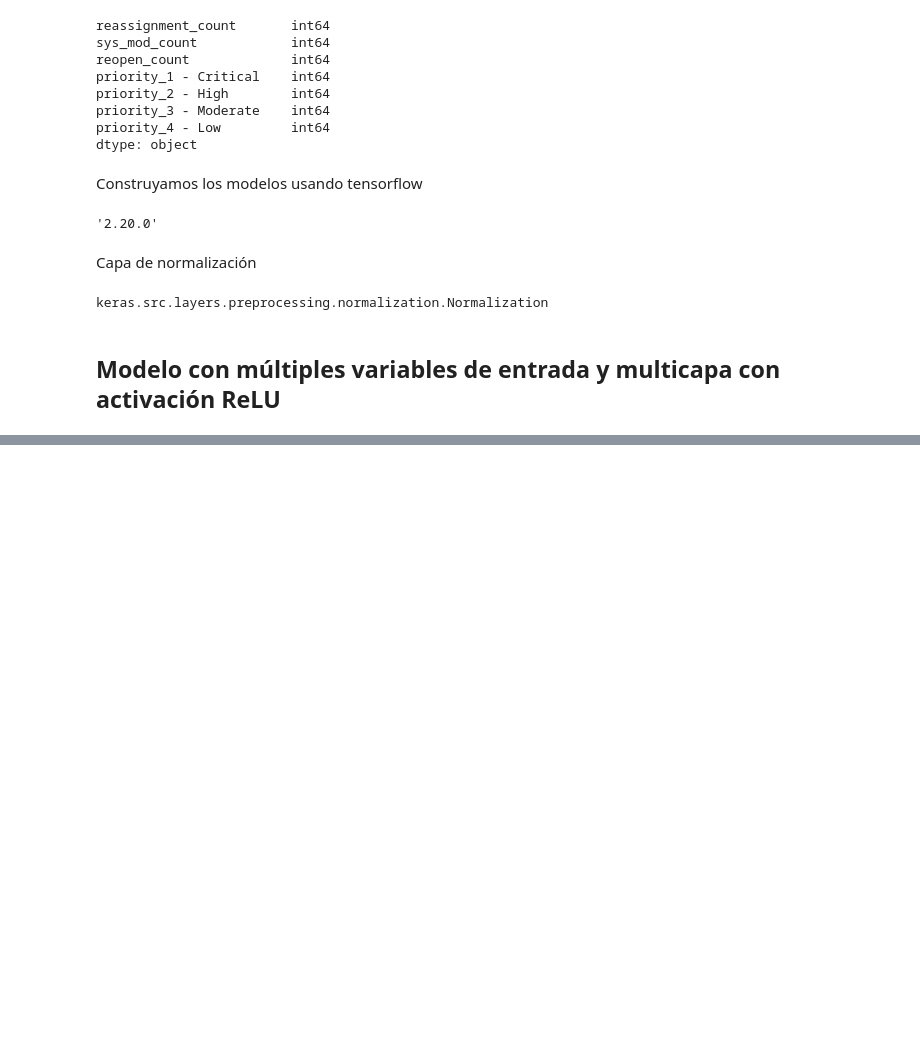
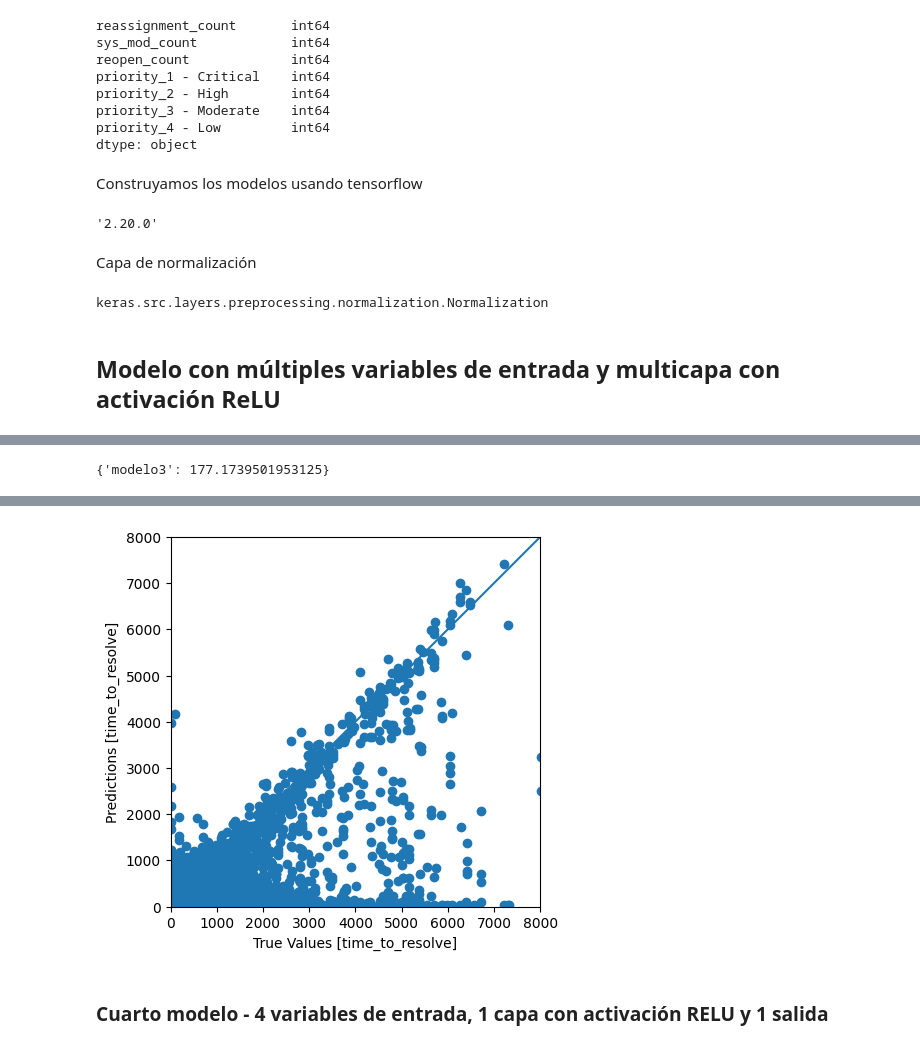
Before and after one commit to santiagolievano/Proyecto1_Atencion_de_Incidentes, a Jupyter notebook: Modelación.ipynb, the cells around one changed output, grey strips where cells are left out. Drawn from its saved outputs; the diff is of its cells as text; code cells hidden in the pictures; blank space fills up the shorter version.

```diff
--- a/Modelación.ipynb
+++ b/Modelación.ipynb
@@ -271,0 +341,16 @@ _=plt.plot(lims, lims)
+# %%
+modelo3 = tf.keras.Sequential([
+    tf.keras.layers.Dense(8, activation='relu'),
+    tf.keras.layers.Dense(units=1)
+])
+# %%
+modelo3.compile(
+    optimizer=tf.keras.optimizers.Adam(learning_rate=0.1),
+    loss='mean_absolute_error')
+# %%
+%%time
+history = modelo3.fit(
+    train_X,
+    train_y,
+    epochs=100,
+    validation_split = 0.2)
@@ -271,0 +382,18 @@ _=plt.plot(lims, lims)
+# %%
+test_res
+# %% [output]
+{'modelo3': 177.1739501953125}
+# %%
+test_pred = modelo3.predict(test_X).flatten()
+
+import matplotlib.pyplot as plt
+
+plt.axes(aspect='equal')
+plt.scatter(test_y, test_pred)
+plt.xlabel('True Values [time_to_resolve]')
+plt.ylabel('Predictions [time_to_resolve]')
+lims = [0, 8000]
+plt.xlim(lims)
+plt.ylim(lims)
+_=plt.plot(lims, lims)
+# %% [output]
@@ -271,0 +401,3 @@ _=plt.plot(lims, lims)
+[figure, added]
+# %% [markdown]
+### Cuarto modelo - 4 variables de entrada, 1 capa con activación RELU y 1 salida
```
Also changed, not shown: parts of 30 cells of this notebook.
